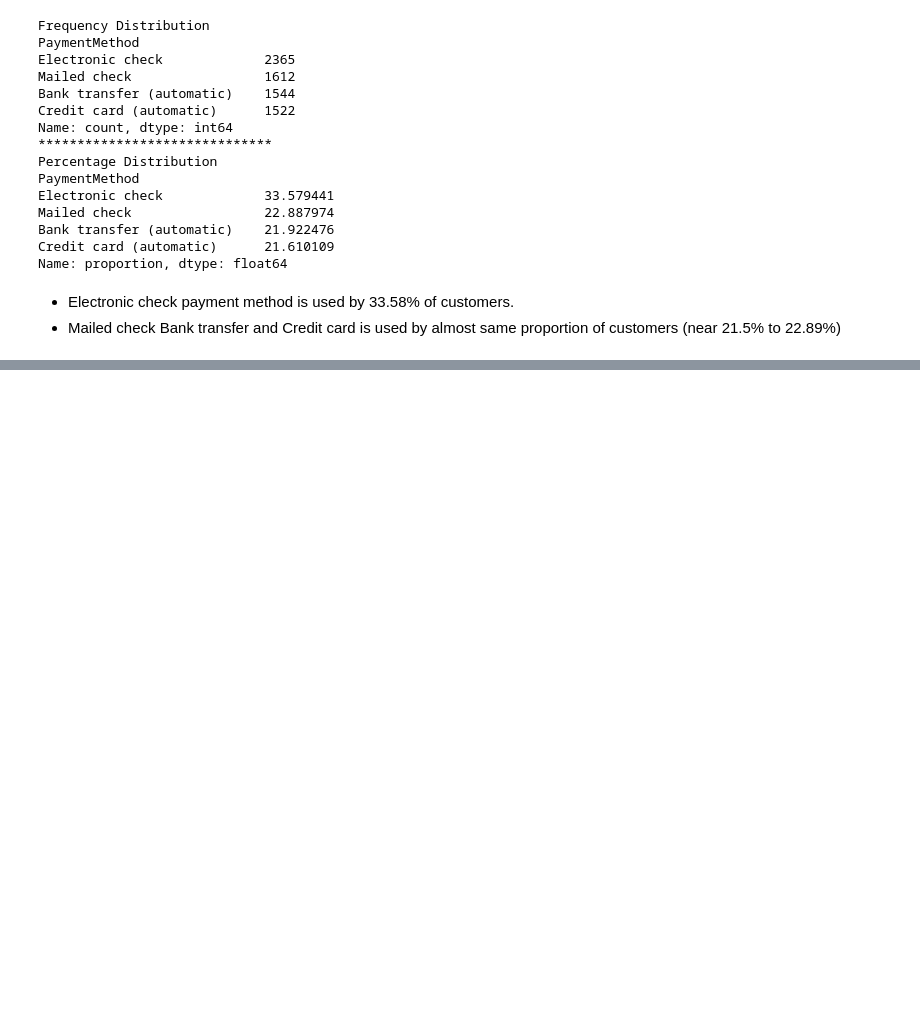
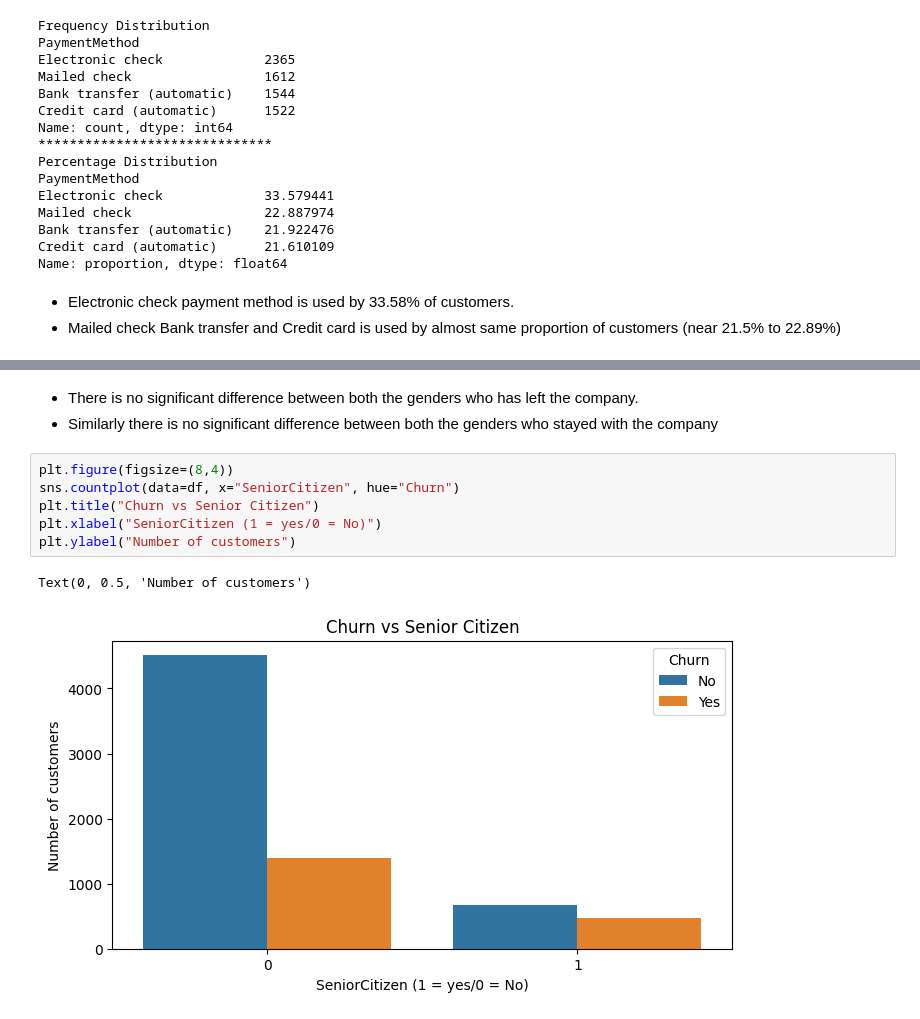
Before and after one commit to dheeraj59/Telco-Customer-Churn-EDA, a Jupyter notebook: eda.ipynb, the cells around one changed output, grey strips where cells are left out. Saved outputs shown, nothing was run; the diff lists cells and outputs as text; blank space fills up the shorter version.

```diff
--- a/eda.ipynb
+++ b/eda.ipynb
@@ -956,0 +977,12 @@ Name: proportion, dtype: float64
+# %% [markdown]
+- There is no significant difference between both the genders who has left the company.
+- Similarly there is no significant difference between both the genders who stayed with the company
+# %%
+plt.figure(figsize=(8,4))
+sns.countplot(data=df, x="SeniorCitizen", hue="Churn")
+plt.title("Churn vs Senior Citizen")
+plt.xlabel("SeniorCitizen (1 = yes/0 = No)")
+plt.ylabel("Number of customers")
+# %% [output]
+Text(0, 0.5, 'Number of customers')
+[figure, added]
```
Also changed, not shown: parts of 8 cells of this notebook.
